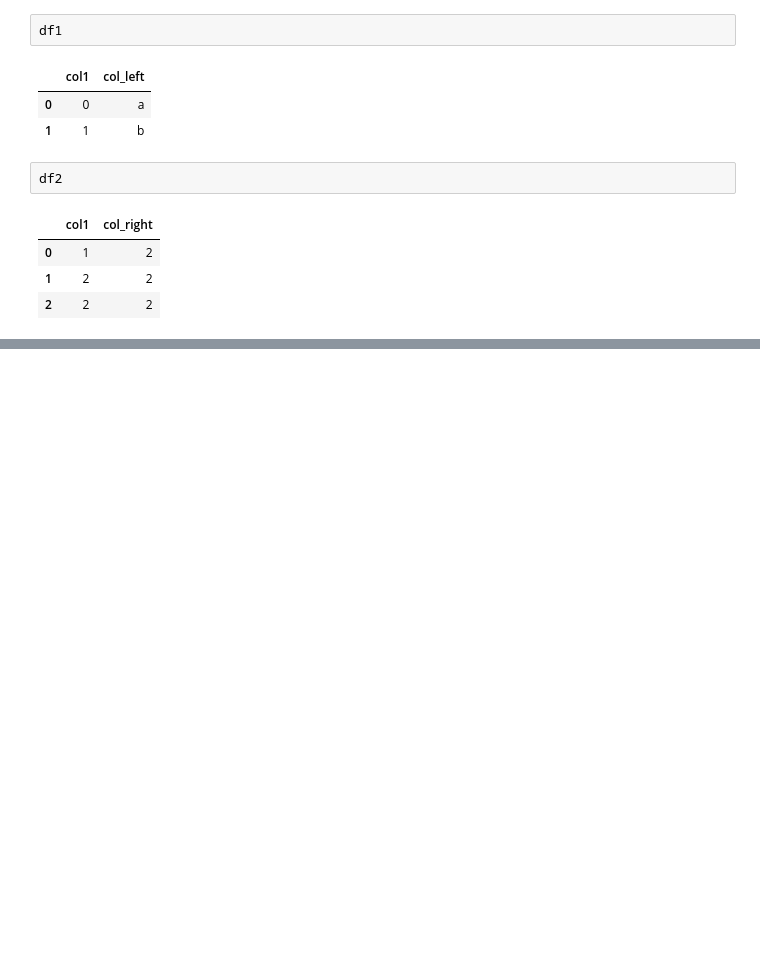
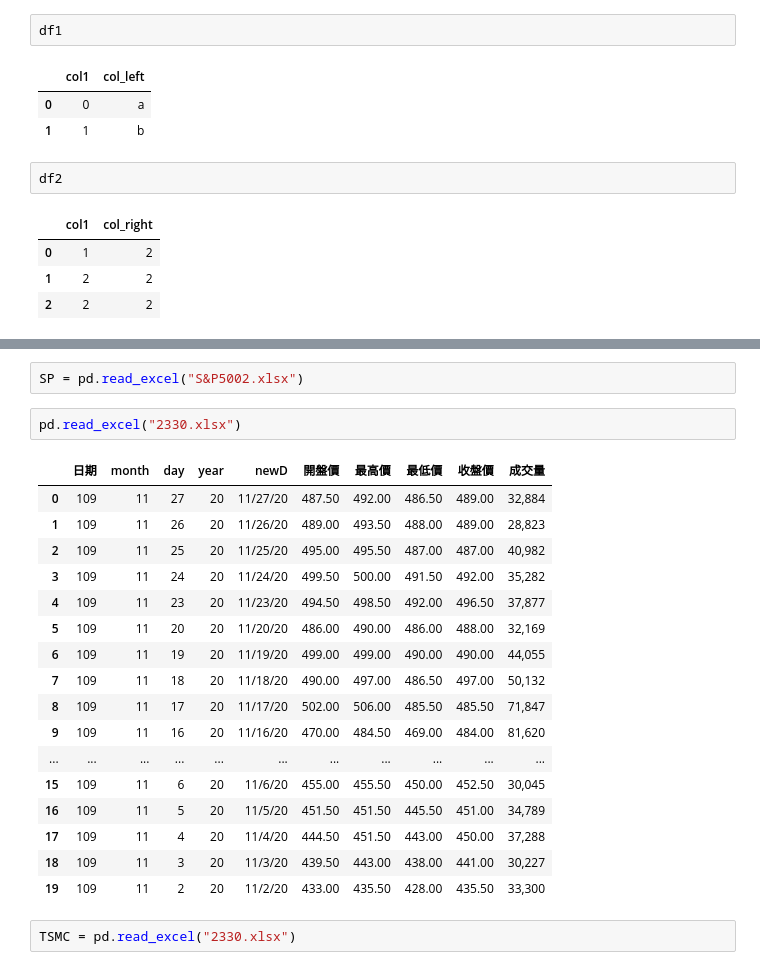
Before and after one commit to KennethWYLee/BasicPython, a Jupyter notebook: pandas merge_B.ipynb, the cells around one changed output, grey strips where cells are left out. Saved outputs shown, nothing was run; the diff lists cells and outputs as text; blank space fills up the shorter version.

```diff
--- a/pandas merge_B.ipynb
+++ b/pandas merge_B.ipynb
@@ -223,0 +231,24 @@ pd.merge(df1, df2, on='col1', how='outer', indicator=True)
+# %%
+SP = pd.read_excel("S&P5002.xlsx")
+# %%
+pd.read_excel("2330.xlsx")
+# %% [output]
+|  | 日期 | month | day | year | newD | 開盤價 | 最高價 | 最低價 | 收盤價 | 成交量 |
+| 0 | 109 | 11 | 27 | 20 | 11/27/20 | 487.50 | 492.00 | 486.50 | 489.00 | 32,884 |
+| 1 | 109 | 11 | 26 | 20 | 11/26/20 | 489.00 | 493.50 | 488.00 | 489.00 | 28,823 |
+| 2 | 109 | 11 | 25 | 20 | 11/25/20 | 495.00 | 495.50 | 487.00 | 487.00 | 40,982 |
+| 3 | 109 | 11 | 24 | 20 | 11/24/20 | 499.50 | 500.00 | 491.50 | 492.00 | 35,282 |
+| 4 | 109 | 11 | 23 | 20 | 11/23/20 | 494.50 | 498.50 | 492.00 | 496.50 | 37,877 |
+| 5 | 109 | 11 | 20 | 20 | 11/20/20 | 486.00 | 490.00 | 486.00 | 488.00 | 32,169 |
+| 6 | 109 | 11 | 19 | 20 | 11/19/20 | 499.00 | 499.00 | 490.00 | 490.00 | 44,055 |
+| 7 | 109 | 11 | 18 | 20 | 11/18/20 | 490.00 | 497.00 | 486.50 | 497.00 | 50,132 |
+| 8 | 109 | 11 | 17 | 20 | 11/17/20 | 502.00 | 506.00 | 485.50 | 485.50 | 71,847 |
+| 9 | 109 | 11 | 16 | 20 | 11/16/20 | 470.00 | 484.50 | 469.00 | 484.00 | 81,620 |
+| ... | ... | ... | ... | ... | ... | ... | ... | ... | ... | ... |
+| 15 | 109 | 11 | 6 | 20 | 11/6/20 | 455.00 | 455.50 | 450.00 | 452.50 | 30,045 |
+| 16 | 109 | 11 | 5 | 20 | 11/5/20 | 451.50 | 451.50 | 445.50 | 451.00 | 34,789 |
+| 17 | 109 | 11 | 4 | 20 | 11/4/20 | 444.50 | 451.50 | 443.00 | 450.00 | 37,288 |
+| 18 | 109 | 11 | 3 | 20 | 11/3/20 | 439.50 | 443.00 | 438.00 | 441.00 | 30,227 |
+| 19 | 109 | 11 | 2 | 20 | 11/2/20 | 433.00 | 435.50 | 428.00 | 435.50 | 33,300 |
+# %%
+TSMC = pd.read_excel("2330.xlsx")
```
Also changed, not shown: parts of 27 cells of this notebook, 3 other files.
